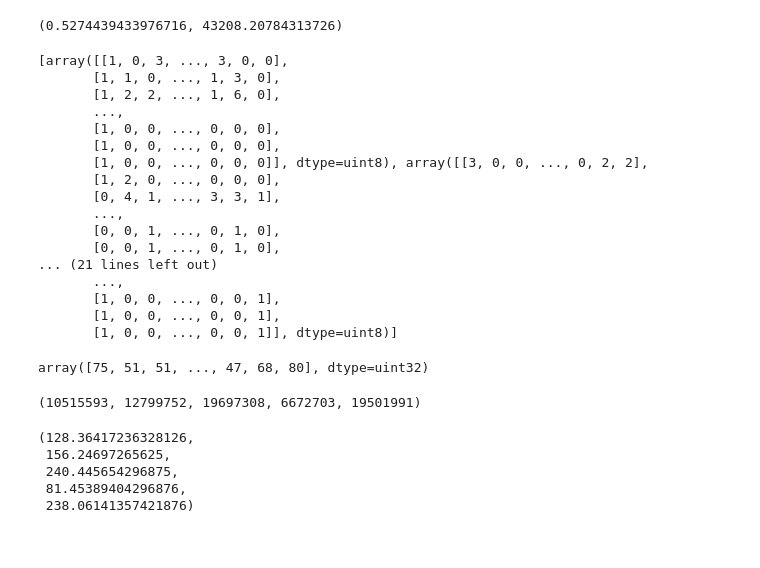
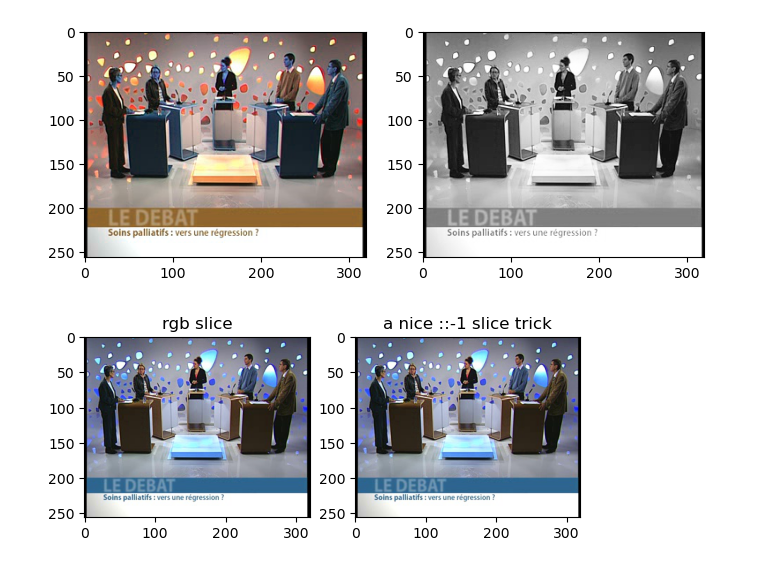
Before and after one commit to bcompere/cesds_module4_donnees_multimedia, a Jupyter notebook: variations_img.ipynb, the cells around one changed output. Drawn from its saved outputs; the diff is of its cells as text; code cells hidden in the pictures.

```diff
--- a/variations_img.ipynb
+++ b/variations_img.ipynb
@@ -10,63 +9,13 @@ from pathlib import Path
 from glob import glob
 # %%
-img_test = cv2.imread('images\image367.jpg')
+img_test = cv2.imread('data/images_tests/image1231.jpg')
 img_test_grey = cv2.cvtColor(img_test, cv2.COLOR_RGB2GRAY)
-# %%
-img_test_grey_float = img_as_float(img_test_grey)
-np.mean(img_test_grey_float), np.sum(img_test_grey_float)
-# %% [output]
-(0.5274439433976716, 43208.20784313726)
-# %%
-path=Path("images_tests")
-path=path.glob("*.jpg")
-images=[]
-
-for imagepath in path:
-        img=cv2.imread(str(imagepath))
-        img=cv2.cvtColor(img,cv2.COLOR_BGR2GRAY)
-        images.append(img)
-print(images)
-# %% [output]
-[array([[1, 0, 3, ..., 3, 0, 0],
-       [1, 1, 0, ..., 1, 3, 0],
-       [1, 2, 2, ..., 1, 6, 0],
-       ...,
-       [1, 0, 0, ..., 0, 0, 0],
-       [1, 0, 0, ..., 0, 0, 0],
-       [1, 0, 0, ..., 0, 0, 0]], dtype=uint8), array([[3, 0, 0, ..., 0, 2, 2],
-       [1, 2, 0, ..., 0, 0, 0],
-       [0, 4, 1, ..., 3, 3, 1],
-       ...,
-       [0, 0, 1, ..., 0, 1, 0],
-       [0, 0, 1, ..., 0, 1, 0],
-... (21 lines left out)
-       ...,
-       [1, 0, 0, ..., 0, 0, 1],
-       [1, 0, 0, ..., 0, 0, 1],
-       [1, 0, 0, ..., 0, 0, 1]], dtype=uint8)]
-# %%
-# images[0]
-# np.apply_along_axis(np.mean, axis = 1, arr = images)
-# images[0].shape
-
-test = np.array( images )
-test.shape
-
-# res = np.apply_along_axis(np.mean, axis=[1,2], arr = test)
-# res = np.apply_over_axes(np.mean, axis=0, arr = test)
-# res.shape
-# np.apply_along_axis(np.sum, 0, test.reshape([6,-1]))
-# %% [output]
-array([75, 51, 51, ..., 47, 68, 80], dtype=uint32)
-# %%
-np.sum(images[0]),np.sum(images[1]),np.sum(images[2]),np.sum(images[3]),np.sum(images[4])
-# %% [output]
-(10515593, 12799752, 19697308, 6672703, 19501991)
-# %%
-np.mean(images[0]),np.mean(images[1]),np.mean(images[2]),np.mean(images[3]),np.mean(images[4])
-# %% [output]
-(128.36417236328126,
- 156.24697265625,
- 240.445654296875,
- 81.45389404296876,
- 238.06141357421876)
+# %%
+fig, ax = plt.subplots(ncols=2, figsize = (8,12))
+
+ax[0].imshow(img_test)
+ax[1].imshow(img_test_grey, cmap = 'Greys_r')
+
+plt.show()
+# %% [output]
+[figure, added]
@@ -72,0 +26,9 @@ np.mean(images[0]),np.mean(images[1]),np.mean(images[2]),np.mean(images[3]),np.m
+# %%
+_, ax = plt.subplots(ncols=2)
+ax[0].set_title("rgb slice")
+ax[0].imshow(tt)
+ax[1].set_title("a nice ::-1 slice trick")
+ax[1].imshow(img_test[:,:,::-1])
+plt.show()
+# %% [output]
+[figure, added]
```
Also changed, not shown: parts of 9 cells of this notebook.
